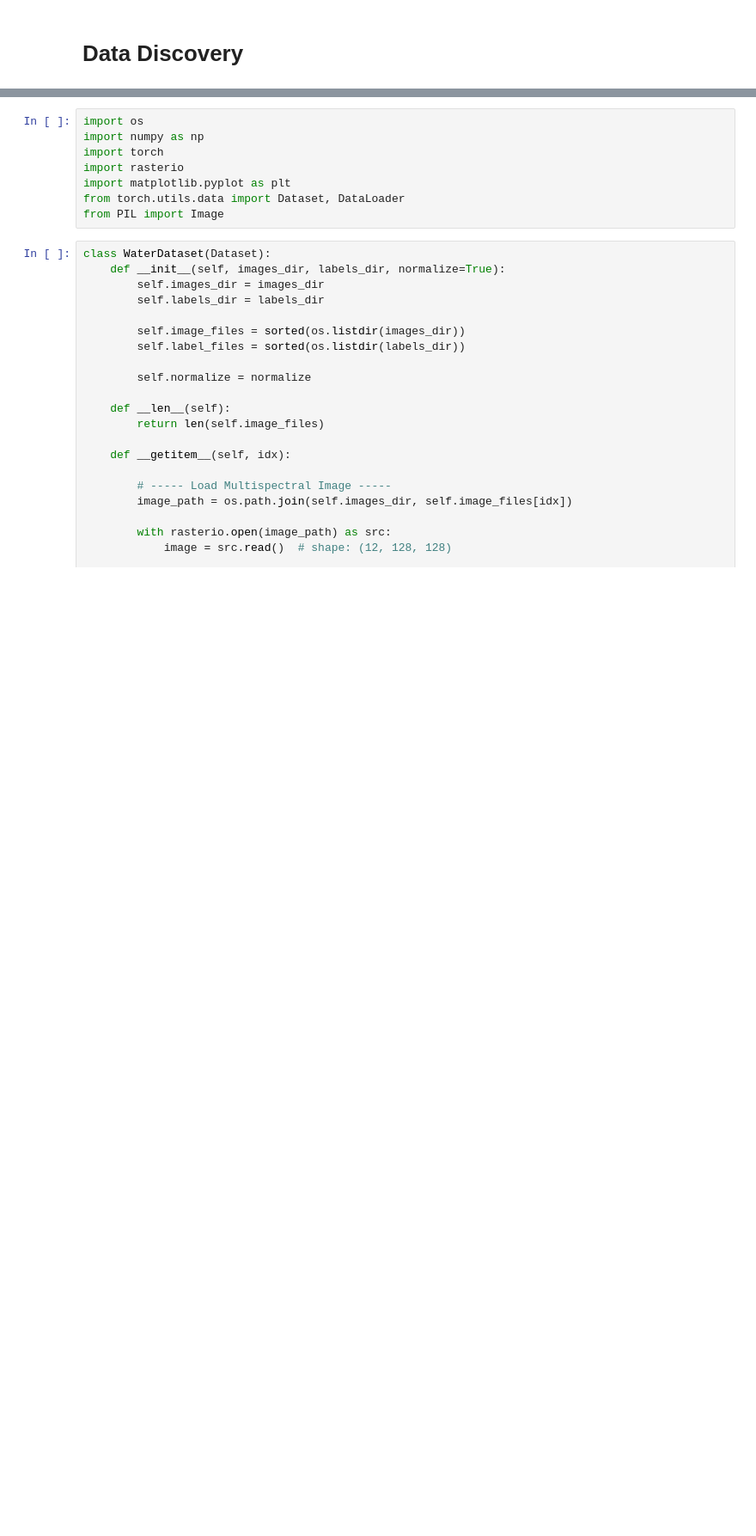
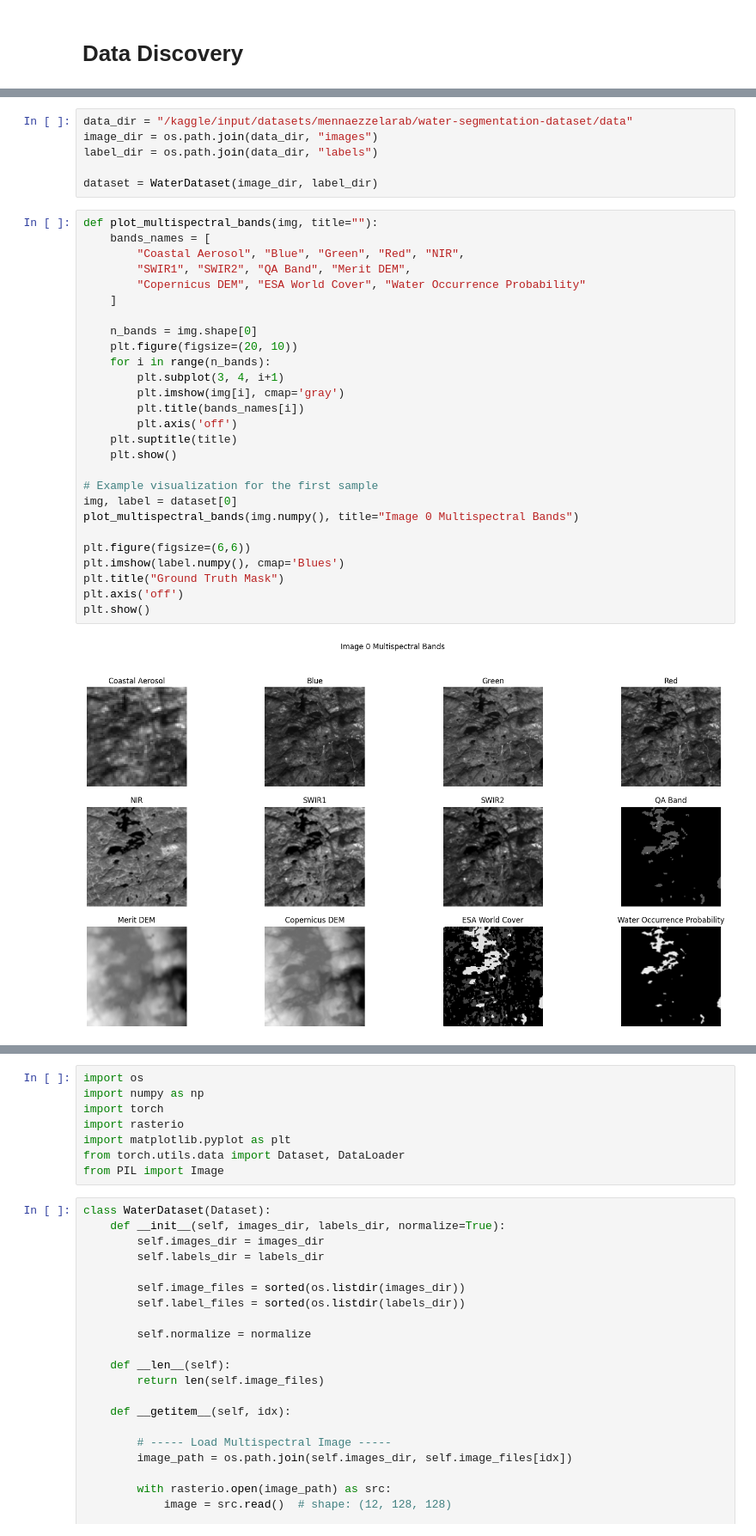
Before and after one commit to MennaEzzelarab/water_segmentation, a Jupyter notebook: water-segmentation.ipynb, the cells around one changed output, grey strips where cells are left out. Shown at 86% size. Drawn from its saved outputs; the diff is of its cells as text; blank space fills up the shorter version.

Commit message:
Kaggle Notebook | water_segmentation | Visualization

```diff
--- a/water-segmentation.ipynb
+++ b/water-segmentation.ipynb
@@ -47,0 +34,35 @@ Archive:  data-20260220T142928Z-1-001.zip
+# %%
+data_dir = "/kaggle/input/datasets/mennaezzelarab/water-segmentation-dataset/data"
+image_dir = os.path.join(data_dir, "images")
+label_dir = os.path.join(data_dir, "labels")
+
+dataset = WaterDataset(image_dir, label_dir)
+# %%
+def plot_multispectral_bands(img, title=""):
+    bands_names = [
+        "Coastal Aerosol", "Blue", "Green", "Red", "NIR",
+        "SWIR1", "SWIR2", "QA Band", "Merit DEM",
+        "Copernicus DEM", "ESA World Cover", "Water Occurrence Probability"
+    ]
+
+    n_bands = img.shape[0]
+    plt.figure(figsize=(20, 10))
+    for i in range(n_bands):
+        plt.subplot(3, 4, i+1)
+        plt.imshow(img[i], cmap='gray')
+        plt.title(bands_names[i])
+        plt.axis('off')
+    plt.suptitle(title)
+    plt.show()
+
+# Example visualization for the first sample
+img, label = dataset[0]
+plot_multispectral_bands(img.numpy(), title="Image 0 Multispectral Bands")
+
+plt.figure(figsize=(6,6))
+plt.imshow(label.numpy(), cmap='Blues')
+plt.title("Ground Truth Mask")
+plt.axis('off')
+plt.show()
+# %% [output]
+[figure, added]
```
Also changed, not shown: parts of 23 cells of this notebook.
